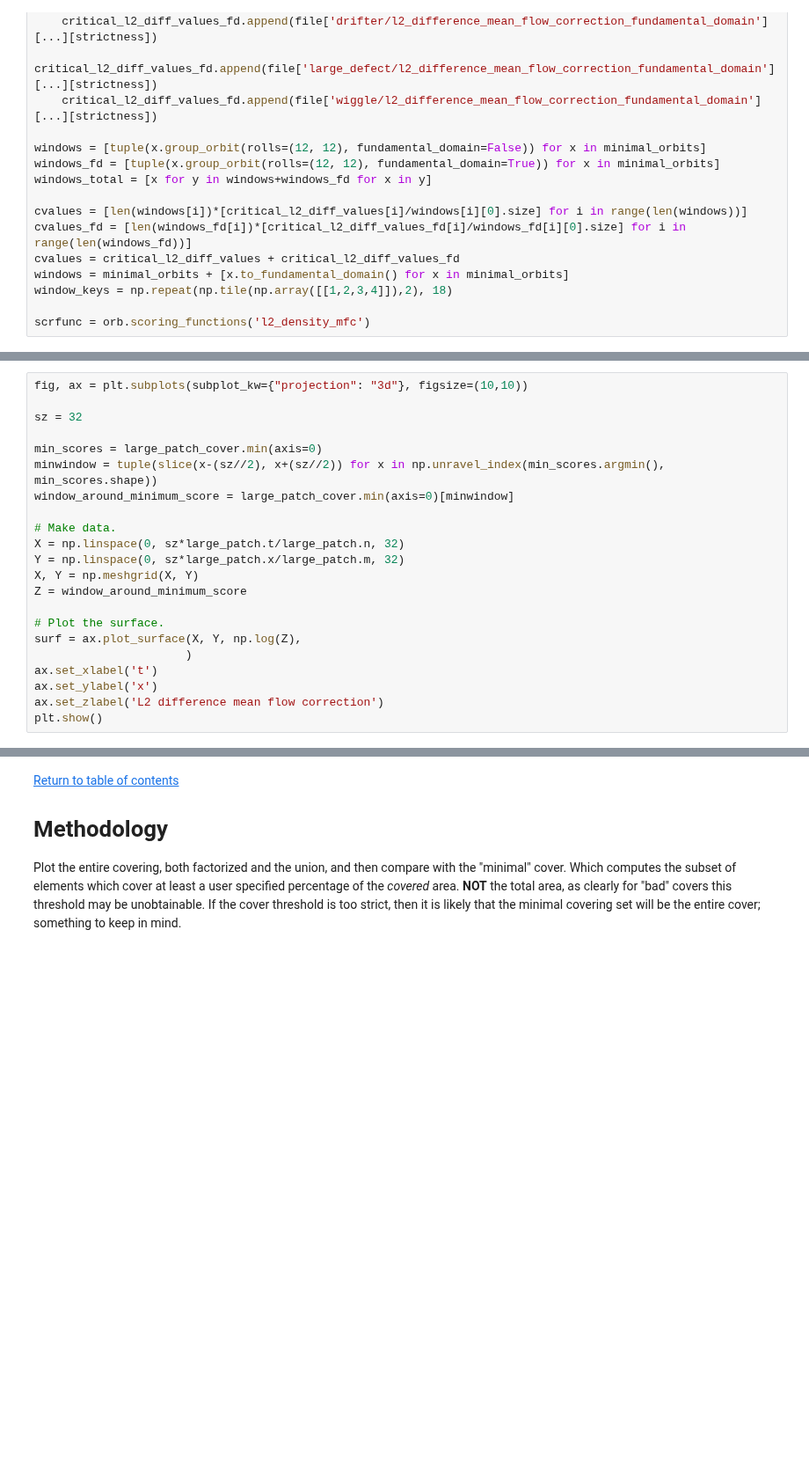
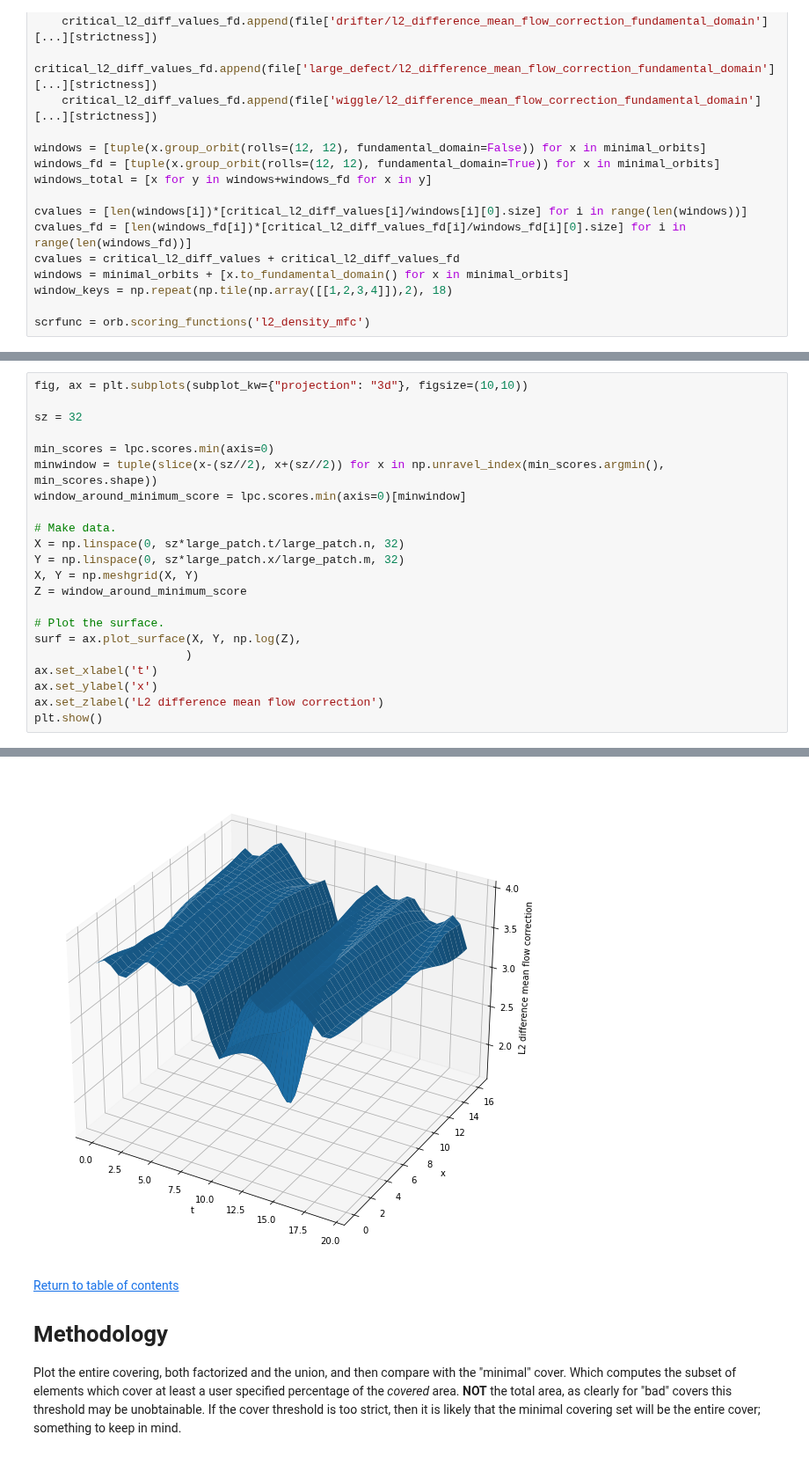
Before and after one commit to chaotic-systems/orbithunter, a Jupyter notebook: notebooks/covering.ipynb, the cells around one changed output, grey strips where cells are left out. Shown at 88% size. Cells and saved outputs as stored; diff of their text form; blank space fills up the shorter version.

```diff
--- a/notebooks/covering.ipynb
+++ b/notebooks/covering.ipynb
@@ -403,9 +406,9 @@ fig, ax = plt.subplots(subplot_kw={"projection": "3d"}, figsize=(10,10))
 
 sz = 32
 
-min_scores = large_patch_cover.min(axis=0)
+min_scores = lpc.scores.min(axis=0)
 minwindow = tuple(slice(x-(sz//2), x+(sz//2)) for x in np.unravel_index(min_scores.argmin(), min_scores.shape))
-window_around_minimum_score = large_patch_cover.min(axis=0)[minwindow]
+window_around_minimum_score = lpc.scores.min(axis=0)[minwindow]
 
 # Make data.
 X = np.linspace(0, sz*large_patch.t/large_patch.n, 32)
@@ -426,3 +427,4 @@ plt.show()
+[figure, added]
 # %% [markdown]
 [Return to table of contents](#toc)
 # Methodology
```
Also changed, not shown: parts of 12 cells of this notebook, 8 other files.
